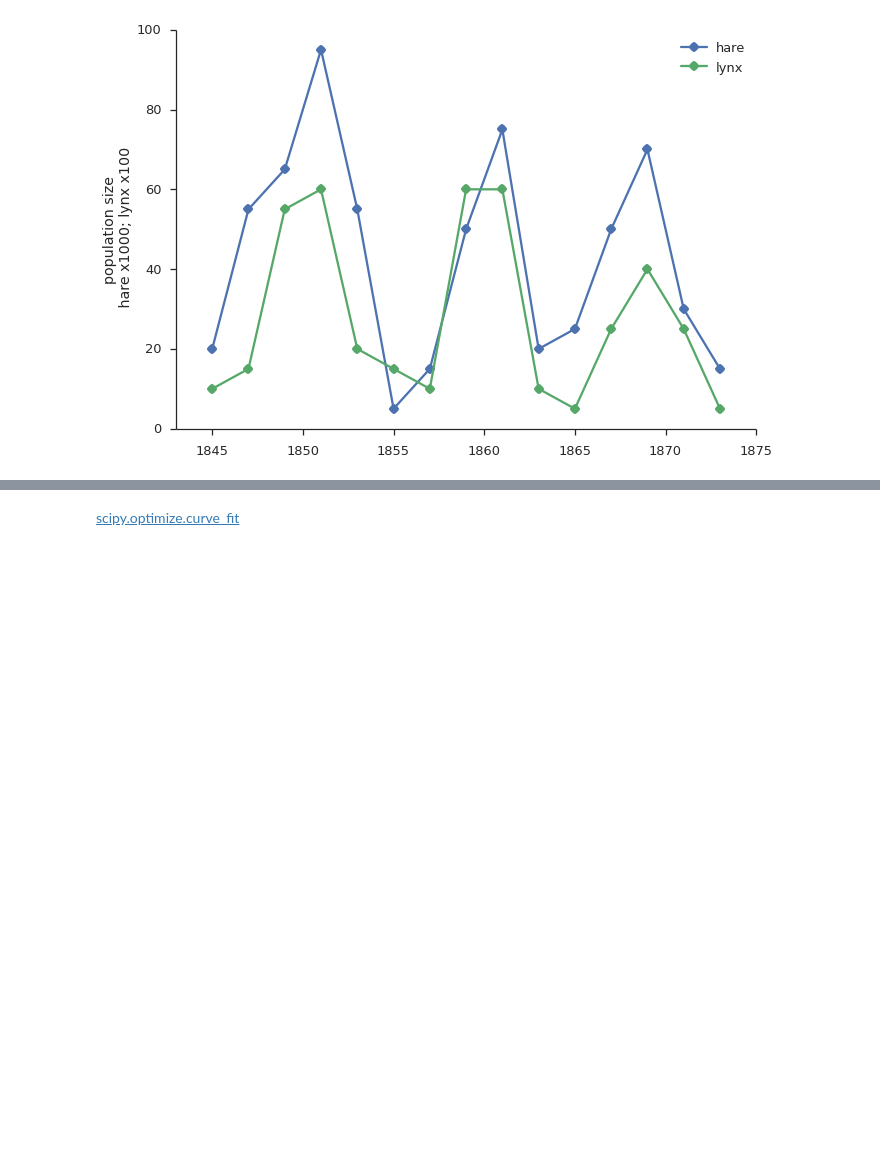
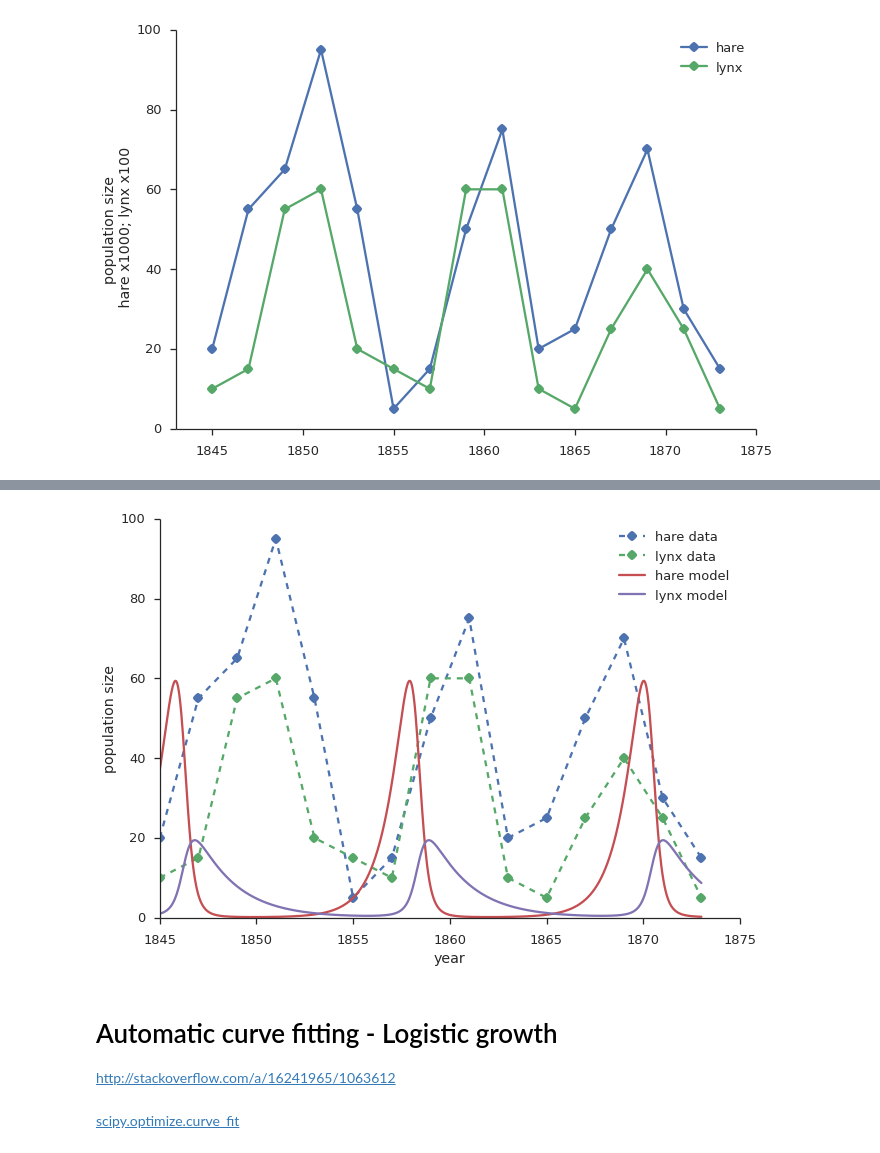
Before and after one commit to Py4Life/TAU2015, a Jupyter notebook: lecture10.ipynb, the cells around one changed output, grey strips where cells are left out. Saved outputs shown, nothing was run; the diff lists cells and outputs as text; code cells hidden in the pictures; blank space fills up the shorter version.

```diff
--- a/lecture10.ipynb
+++ b/lecture10.ipynb
@@ -143,2 +143,10 @@ sns.despine()
+# %%
+interactive(plot_lotka_volterra, H0=(1,1000), L0=(1,100), a=(0,10,0.01), b=(0,10,0.01), c=(0,10,0.01), d=(0,10,0.01))
+# %% [output]
+[figure, added]
+# %% [markdown]
+# Automatic curve fitting - Logistic growth
+
+<http://stackoverflow.com/a/16241965/1063612>
 # %% [markdown]
 [scipy.optimize.curve_fit](http://docs.scipy.org/doc/scipy-0.14.0/reference/generated/scipy.optimize.curve_fit.html)
```
Also changed, not shown: parts of 52 cells of this notebook.
